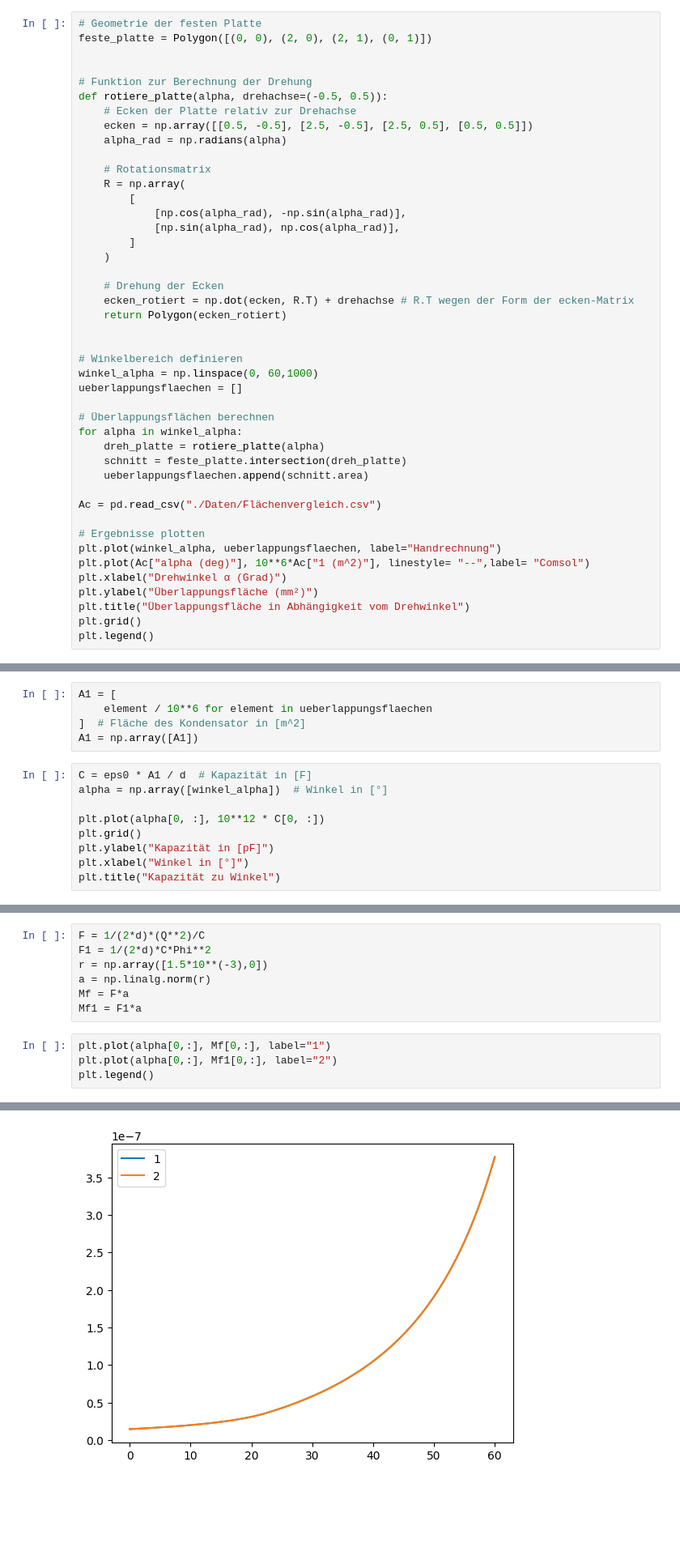
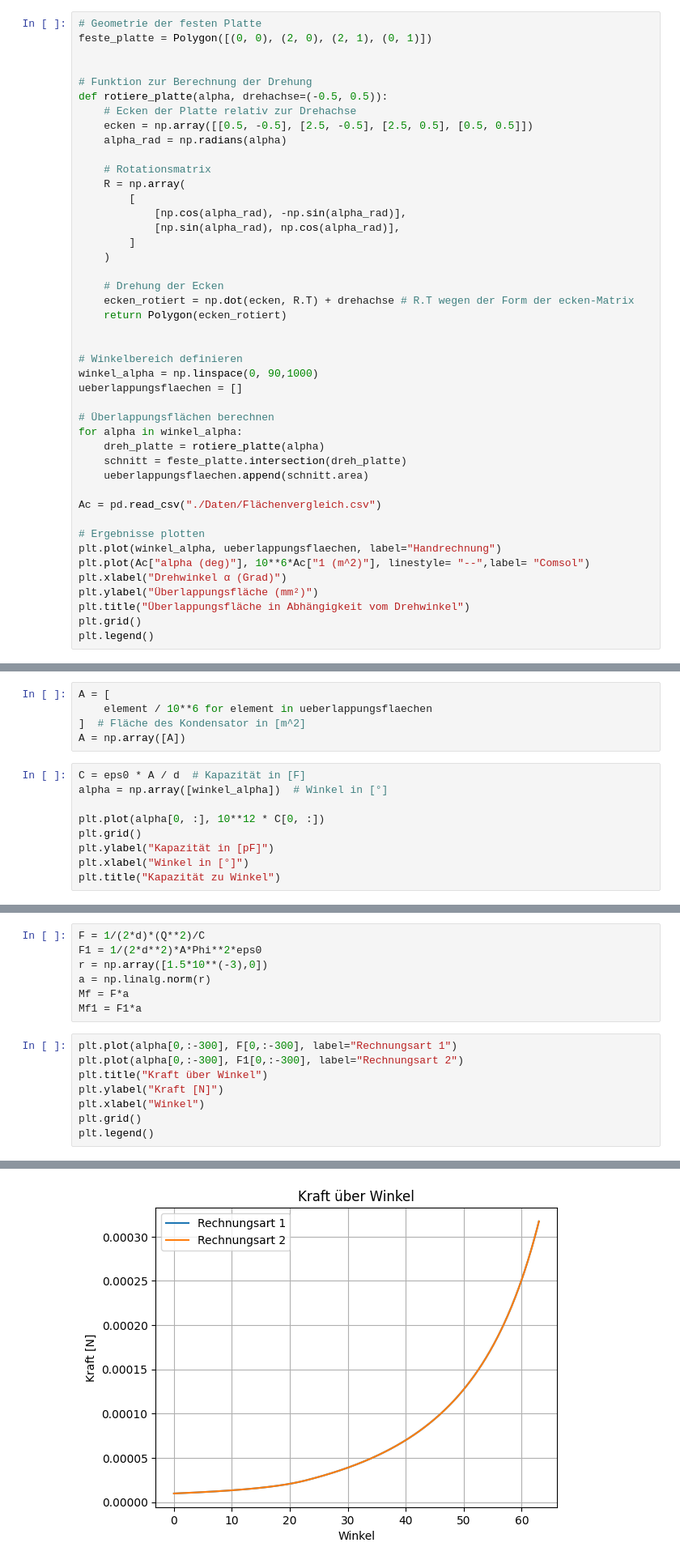
Before and after one commit to HansPeter21/COP_Elektrostatik, a Jupyter notebook: Projekt_ES_Albertin_Schegg.ipynb, the cells around one changed output, grey strips where cells are left out. Shown: that part at 81% size. Saved outputs shown, nothing was run; the diff lists cells and outputs as text; blank space fills up the shorter version.

```diff
--- a/Projekt_ES_Albertin_Schegg.ipynb
+++ b/Projekt_ES_Albertin_Schegg.ipynb
@@ -47,7 +47,7 @@ def rotiere_platte(alpha, drehachse=(-0.5, 0.5)):
 
 
 # Winkelbereich definieren
-winkel_alpha = np.linspace(0, 60,1000)
+winkel_alpha = np.linspace(0, 90,1000)
 ueberlappungsflaechen = []
 
 # Überlappungsflächen berechnen
@@ -157,12 +157,12 @@ eps0 = 8.854 * 10 ** (-12)  # elektr. Feldkonstante [F/m]
 d = 10 ** (-5)  # Abstand [m]
 Q = 1.856 * 10 ** (-11)  # Ladung in [C]
 # %%
-A1 = [
+A = [
     element / 10**6 for element in ueberlappungsflaechen
 ]  # Fläche des Kondensator in [m^2]
-A1 = np.array([A1])
+A = np.array([A])
 # %%
-C = eps0 * A1 / d  # Kapazität in [F]
+C = eps0 * A / d  # Kapazität in [F]
 alpha = np.array([winkel_alpha])  # Winkel in [°]
 
 plt.plot(alpha[0, :], 10**12 * C[0, :])
@@ -222,18 +222,22 @@ Kraft:
 $$F=\frac{1}{2d}\frac{Q^2}{C}$$
 # %%
 F = 1/(2*d)*(Q**2)/C
-F1 = 1/(2*d)*C*Phi**2
+F1 = 1/(2*d**2)*A*Phi**2*eps0
 r = np.array([1.5*10**(-3),0])
 a = np.linalg.norm(r)
 Mf = F*a
 Mf1 = F1*a
 # %%
-plt.plot(alpha[0,:], Mf[0,:], label="1")
-plt.plot(alpha[0,:], Mf1[0,:], label="2")
+plt.plot(alpha[0,:-300], F[0,:-300], label="Rechnungsart 1")
+plt.plot(alpha[0,:-300], F1[0,:-300], label="Rechnungsart 2")
+plt.title("Kraft über Winkel")
+plt.ylabel("Kraft [N]")
+plt.xlabel("Winkel")
+plt.grid()
 plt.legend()
 # %% [output]
 <matplotlib.legend.Legend at 0x...>
-[figure, old version]
+[figure, new version]
 # %%
 M = []
 for i in range(W.shape[1] - 1):  # Spaltenanzahl minus 1
```
Also changed, not shown: parts of 7 cells of this notebook.
